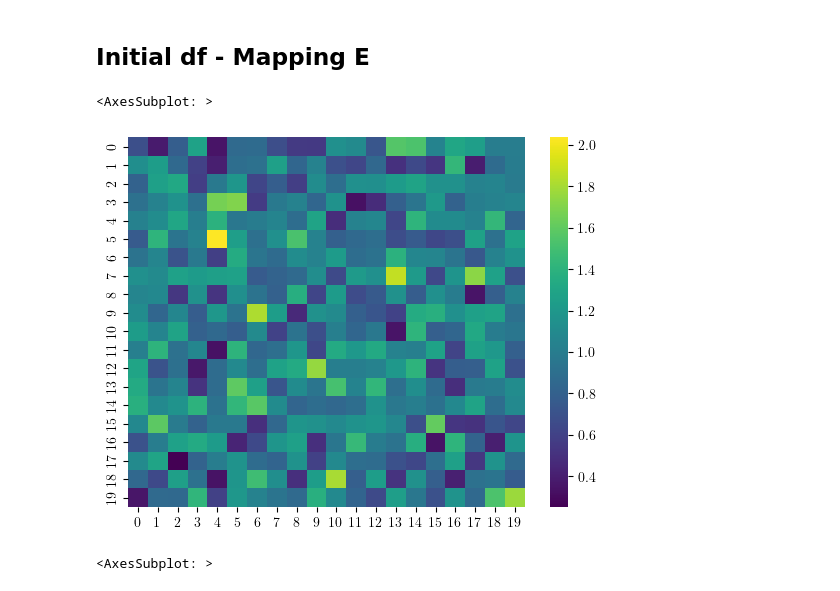
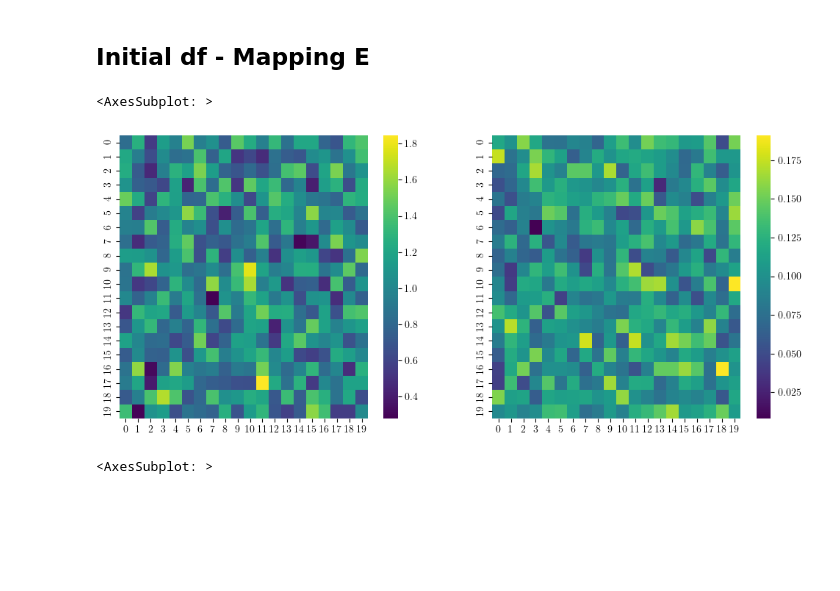
Before and after one commit to luisrlp/contact-surface, a Jupyter notebook: draft.ipynb, the cells around one changed output. Drawn from its saved outputs; the diff is of its cells as text; code cells hidden in the pictures; blank space fills up the shorter version.

```diff
--- a/draft.ipynb
+++ b/draft.ipynb
@@ -103,12 +120,13 @@ size = res * res
 # Young's modulus [kPa] - random values following a normal distribution
     #loc: mean/center of distribution
     #scale: std
-E = np.random.normal(loc=1.0, scale=0.3, size=size)
+E = abs(np.random.normal(loc=1.0, scale=0.3, size=size))
 # Poisson's ratio
 nu = 0.5
 # surface energy
     #gamma in (3) is given in J sub-units(???), but gamma <> Ua
-gamma = 0.1
+gamma = abs(np.random.normal(loc=0.1, scale=0.03, size=size))
+# gamma = 0.1
 # radius of the indenter
 r = 1.0
 # %%
@@ -214,13 +236,16 @@ ax.invert_xaxis()
 # %%
 # map random values to a 2D array
 #transforms E from array to matrix
 E_map = np.reshape(E, (res, res))
-# Young's modulus random map
-sns.heatmap(E_map, cmap='viridis')
+gamma_map = np.reshape(gamma, (res, res))
+# Young's modulus and surface energy random maps
+fig, axes = plt.subplots(1,2, figsize=(12,5))
+sns.heatmap(E_map, cmap='viridis', ax=axes[0])
+sns.heatmap(gamma_map, cmap='viridis', ax=axes[1])
 #NOTE: examples at https://seaborn.pydata.org/examples/index.html
 # %% [output]
 <AxesSubplot: >
-[figure, old version]
+[figure, new version]
 # %%
 #check reshape rule.
 # create sequential integers array of size 9
```
Also changed, not shown: parts of 26 cells of this notebook, 3 other files.
